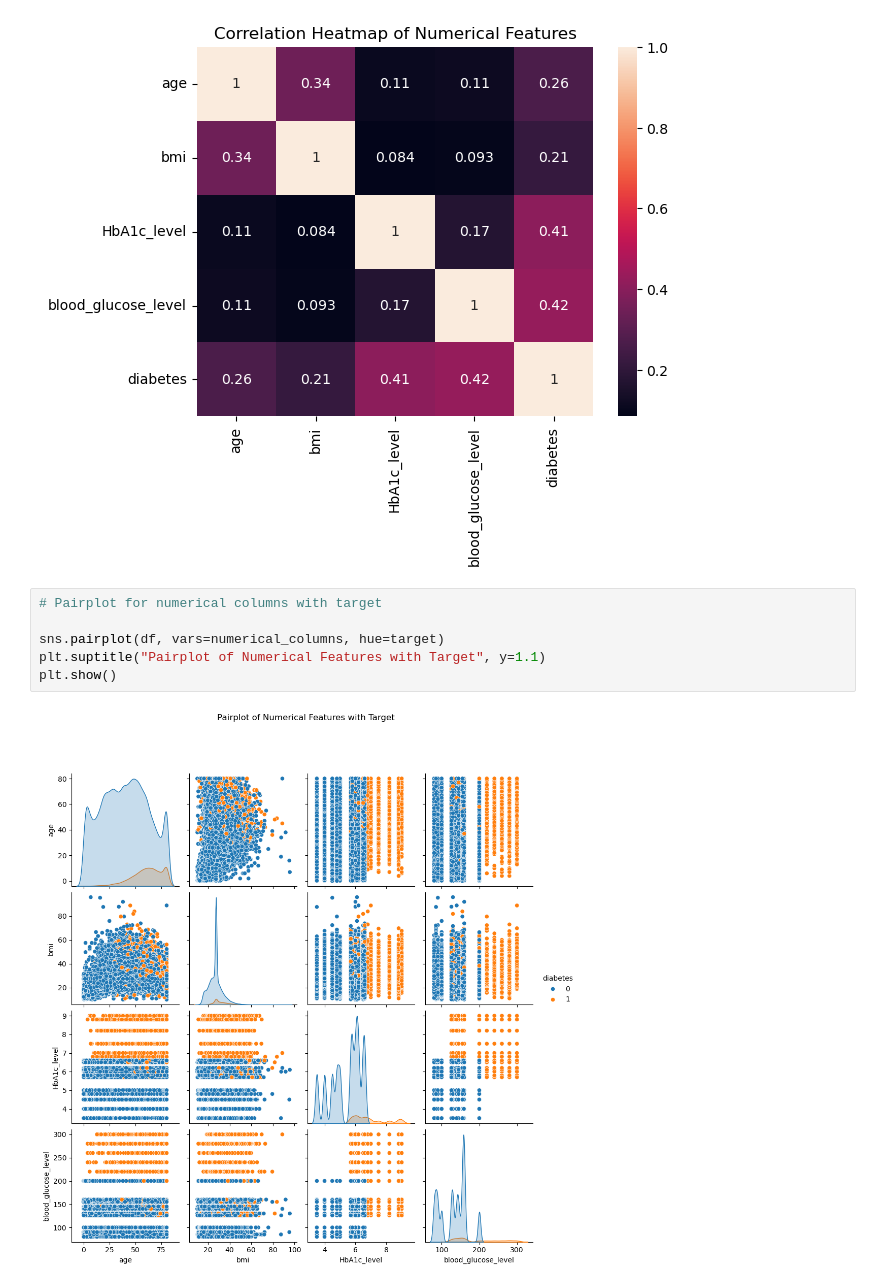
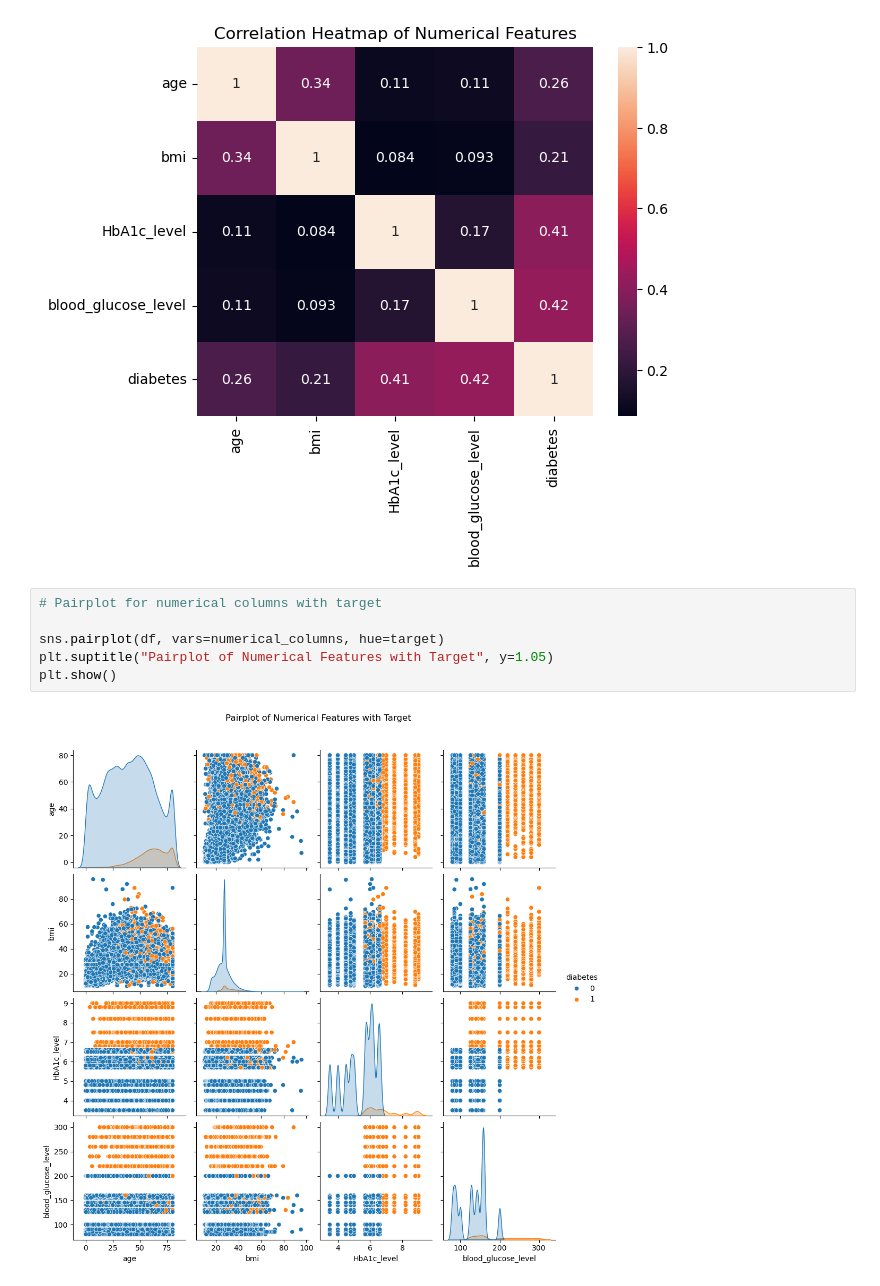
Before and after one commit to ImpactGLX323/UMAIHackathon-UNM, a Jupyter notebook: model/exploratory_data_analysis.ipynb, the cells around one changed output. Drawn from its saved outputs; the diff is of its cells as text.

Commit message:
eda adjusted suptitle position for pairplots

```diff
--- a/model/exploratory_data_analysis.ipynb
+++ b/model/exploratory_data_analysis.ipynb
@@ -365,8 +365,8 @@ plt.show()
 # %%
 # Pairplot for numerical columns with target
 
 sns.pairplot(df, vars=numerical_columns, hue=target)
-plt.suptitle("Pairplot of Numerical Features with Target", y=1.1)
+plt.suptitle("Pairplot of Numerical Features with Target", y=1.05)
 plt.show()
 # %% [output]
-[figure, old version]
+[figure, new version]
```
